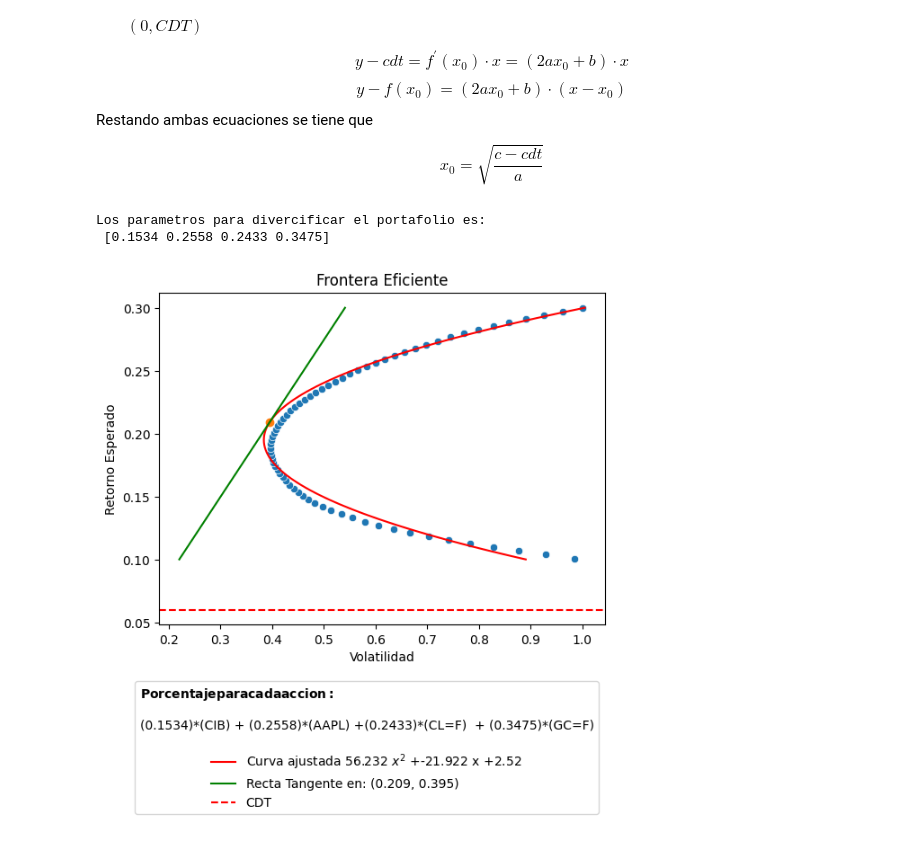
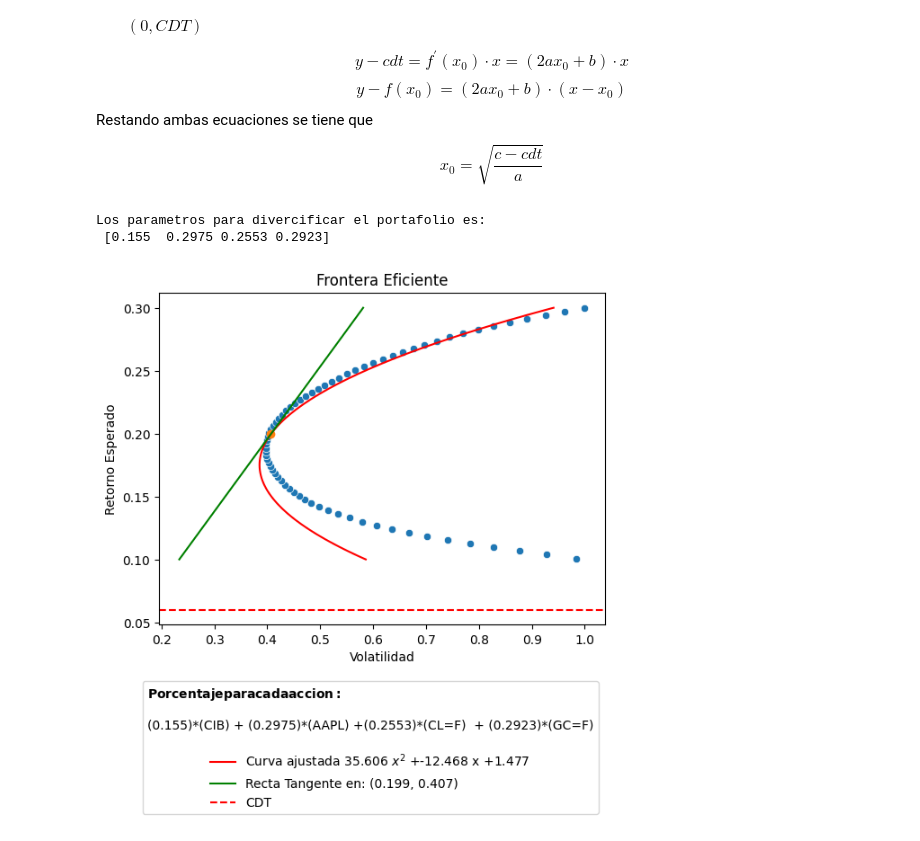
Before and after one commit to dalejandroramirez/AnalisisDePortafolios, a Jupyter notebook: nootbooks/ecuacionRectaTangente.ipynb, the cells around one changed output. Drawn from its saved outputs; the diff is of its cells as text; code cells hidden in the pictures.

```diff
--- a/nootbooks/ecuacionRectaTangente.ipynb
+++ b/nootbooks/ecuacionRectaTangente.ipynb
@@ -24,6 +24,13 @@ a = 56.23220629
 b = -21.92196959
 c = 2.5204357
 cdt= 0.06
+
+
+a = 35.60586854
+b = -12.46784946
+c = 1.47681768
+cdt= 0.06
+
 
 
 
@@ -33,32 +40,32 @@ def f(x, a, b, c,):
     return a*(x**2) + b*x + c
 
 def rectaTan(x,xo,a,b,cdt):
   return (2*a*xo+b)*x + cdt
 
 ##### Obtener los parametros de punto tangente
 r = np.array([0.2,0.1,0.2,0.3])  ## vector de retornos esperados que no se como calcular
 Nombre_Acciones = ['CIB','AAPL','CL=F','GC=F']
 xo= np.sqrt((c-cdt)/a)
 yo= f(xo,a,b,c)
 
 pts = MiPortafolio(xo,r,Nombre_Acciones).parametros()
 
 # Generar un rango de valores de retorno esperado
 rango = np.linspace(0.1, 0.3, 100)
 
   ## Ajuste cuadratico
 plt.plot(f(rango,a,b,c),rango, 'r-', label=f'Curva ajustada {round(a,3)} $x^2$ +{round(b,3)} x +{round(c,3)} ')
 sns.scatterplot(data= data ,x='varianza',y='Retorno')
 plt.scatter(yo,xo)
 plt.plot(rectaTan(rango,xo,a,b,cdt),rango, 'g-', label=f'Recta Tangente en: {xo.round(3),yo.round(3) }')
 plt.xlabel('Volatilidad')
 plt.ylabel('Retorno Esperado')
 plt.title('Frontera Eficiente')
 
 plt.axhline(y=0.06, color='r', linestyle='--',label='CDT')
 plt.legend(bbox_to_anchor=(1, -0.15),fontsize='medium', title=r'$\mathbf{Porcentaje para cada accion:}$' + f'\n \n({pts[0]})*({Nombre_Acciones[0]}) + ({pts[1]})*({Nombre_Acciones[1]}) +({pts[2]})*({Nombre_Acciones[2]})  + ({pts[3]})*({Nombre_Acciones[3]})\n' )
 plt.show()
 # %% [output]
 Los parametros para divercificar el portafolio es:
- [0.1534 0.2558 0.2433 0.3475]
+ [0.155  0.2975 0.2553 0.2923]
-[figure, old version]
+[figure, new version]
```
Also changed, not shown: 4 other files.
